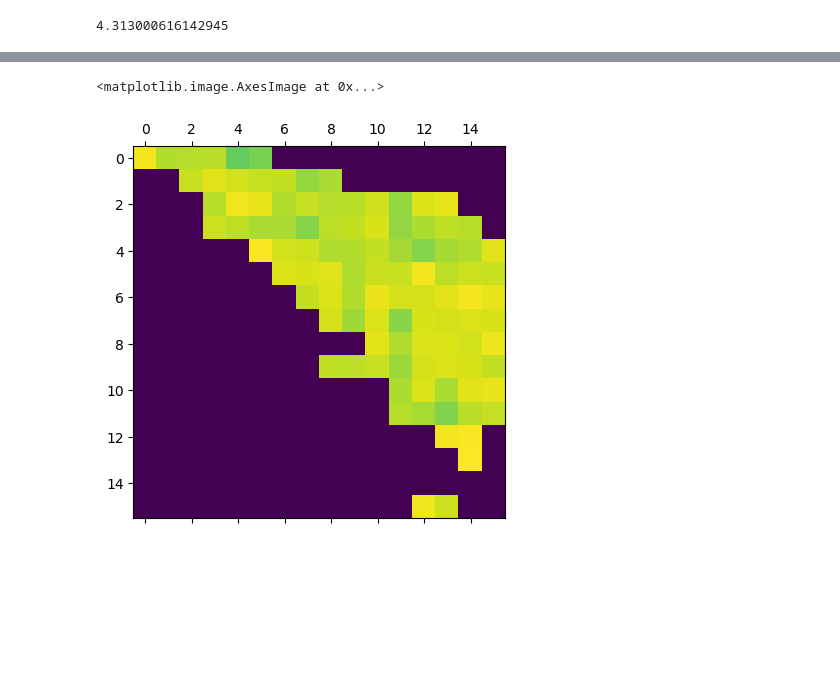
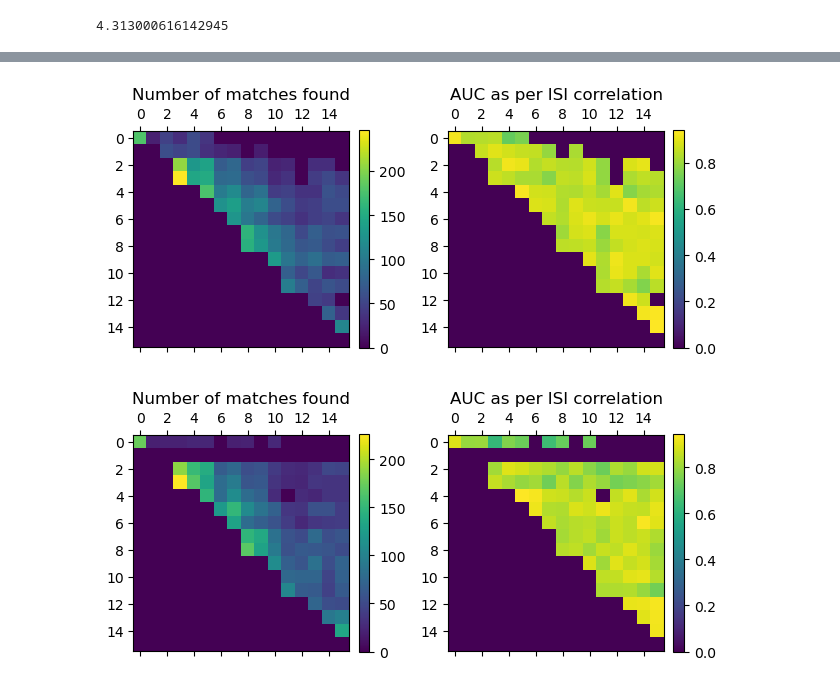
Before and after one commit to suyash144/DeepMatch, a Jupyter notebook: testing/conflict_matches.ipynb, the cells around one changed output, grey strips where cells are left out. Drawn from its saved outputs; the diff is of its cells as text; code cells hidden in the pictures; blank space fills up the shorter version.

```diff
--- a/testing/conflict_matches.ipynb
+++ b/testing/conflict_matches.ipynb
@@ -161,13 +161,3 @@ dnn['DNN_day1'] = (dnn['DNN_day1'] - day0_dnn).dt.days
 dnn['DNN_day2'] = (dnn['DNN_day2'] - day0_dnn).dt.days
 um['UM_day1'] = (um['UM_day1'] - day0_um).dt.days
 um['UM_day2'] = (um['UM_day2'] - day0_um).dt.days
-# %%
-output = np.empty((174,174))
-
-for idx, row in dnn.iterrows():
-    i = int(row["DNN_day1"])
-    j = int(row["DNN_day2"])
-
-    output[i,j] = row["DNNauc"]
-
-plt.matshow(output)
@@ -177,17 +164,62 @@ plt.matshow(output)
 # %%
-days = max(len(dnn["DNN_day1"].unique()), len(dnn["DNN_day2"].unique()))
 if len(dnn["DNN_day1"].unique()) >= len(dnn["DNN_day2"].unique()):
     days = dnn["DNN_day1"].unique()
 else:
     days = dnn["DNN_day2"].unique()
-output = np.empty((len(days), len(days)))
-
+auc = np.zeros((len(days), len(days)))
+n_matches = np.zeros((len(days), len(days)))
+days.sort()
 for idx, row in dnn.iterrows():
     i = np.where(days==row["DNN_day1"])
     j = np.where(days==row["DNN_day2"])
-    output[i,j] = row["DNNauc"]
+    auc[i,j] = row["DNNauc"]
+for idx, row in dnn.iterrows():
+    i = np.where(days==row["DNN_day1"])
+    j = np.where(days==row["DNN_day2"])
+    n_matches[i,j] = row["DNN_n"]
 
-plt.matshow(output)
+fig = plt.figure()
+ax1 = fig.add_subplot(122)
+cax1 = ax1.matshow(auc)
+ax1.set_title("AUC as per ISI correlation")
+ax2 = fig.add_subplot(121)
+cax2 = ax2.matshow(n_matches)
+ax2.set_title("Number of matches found")
+fig.colorbar(cax1,fraction=0.046, pad=0.04)
+fig.colorbar(cax2,fraction=0.046, pad=0.04)
+fig.tight_layout()
+plt.show()
+# plt.matshow(output)
 # %% [output]
-<matplotlib.image.AxesImage at 0x...>
-[figure, old version]
+[figure, new version]
+# %%
+if len(um["UM_day1"].unique()) >= len(um["UM_day2"].unique()):
+    days = um["UM_day1"].unique()
+else:
+    days = um["UM_day2"].unique()
+auc = np.zeros((len(days), len(days)))
+n_matches = np.zeros((len(days), len(days)))
+days.sort()
+for idx, row in um.iterrows():
+    i = np.where(days==row["UM_day1"])
+    j = np.where(days==row["UM_day2"])
+    auc[i,j] = row["UMauc"]
+for idx, row in um.iterrows():
+    i = np.where(days==row["UM_day1"])
+    j = np.where(days==row["UM_day2"])
+    n_matches[i,j] = row["UM_n"]
+
+fig = plt.figure()
+ax1 = fig.add_subplot(122)
+cax1 = ax1.matshow(auc)
+ax1.set_title("AUC as per ISI correlation")
+ax2 = fig.add_subplot(121)
+cax2 = ax2.matshow(n_matches)
+ax2.set_title("Number of matches found")
+fig.colorbar(cax1,fraction=0.046, pad=0.04)
+fig.colorbar(cax2,fraction=0.046, pad=0.04)
+fig.tight_layout()
+plt.show()
+# plt.matshow(output)
+# %% [output]
+[figure, added]
```
Also changed, not shown: parts of 1 cell of this notebook.
